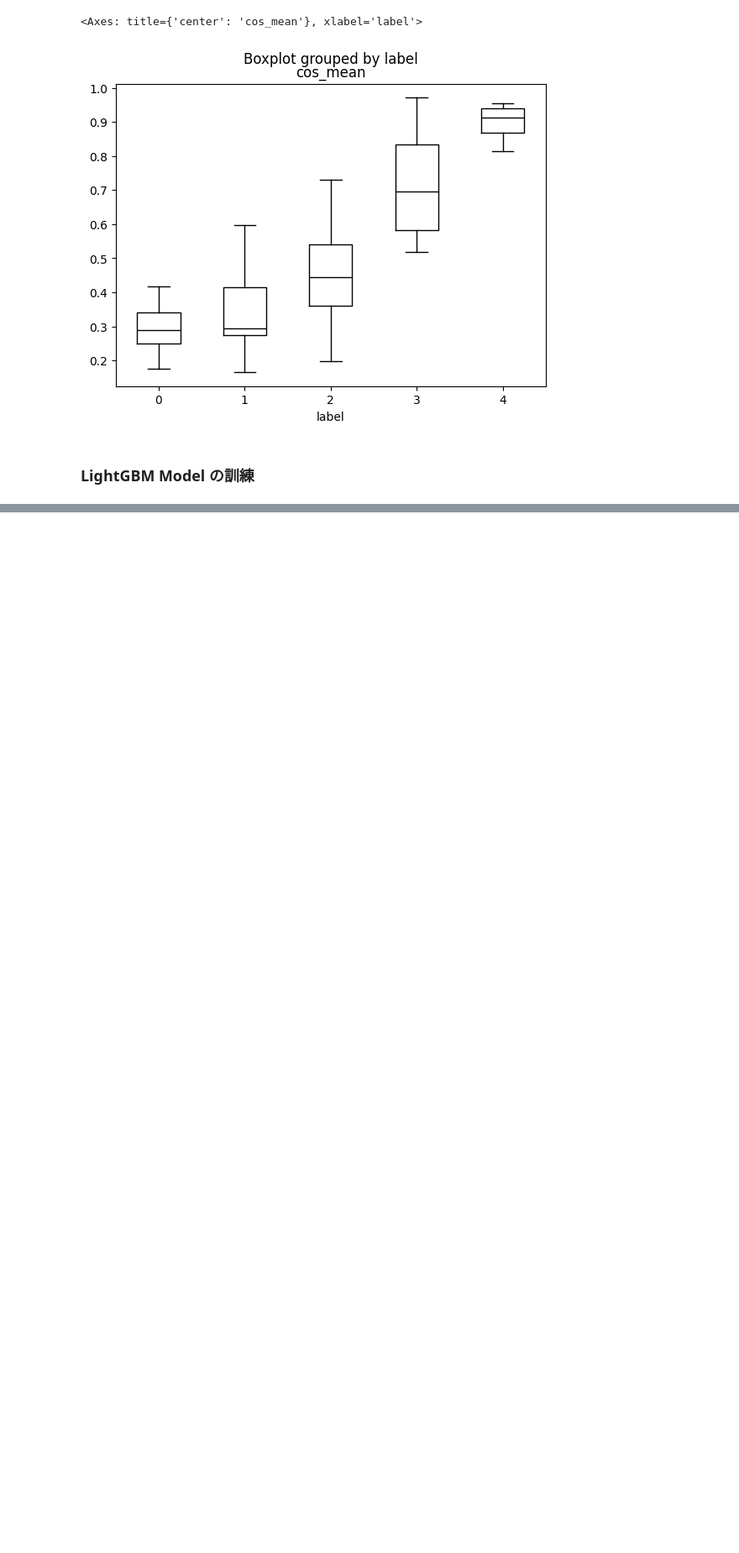
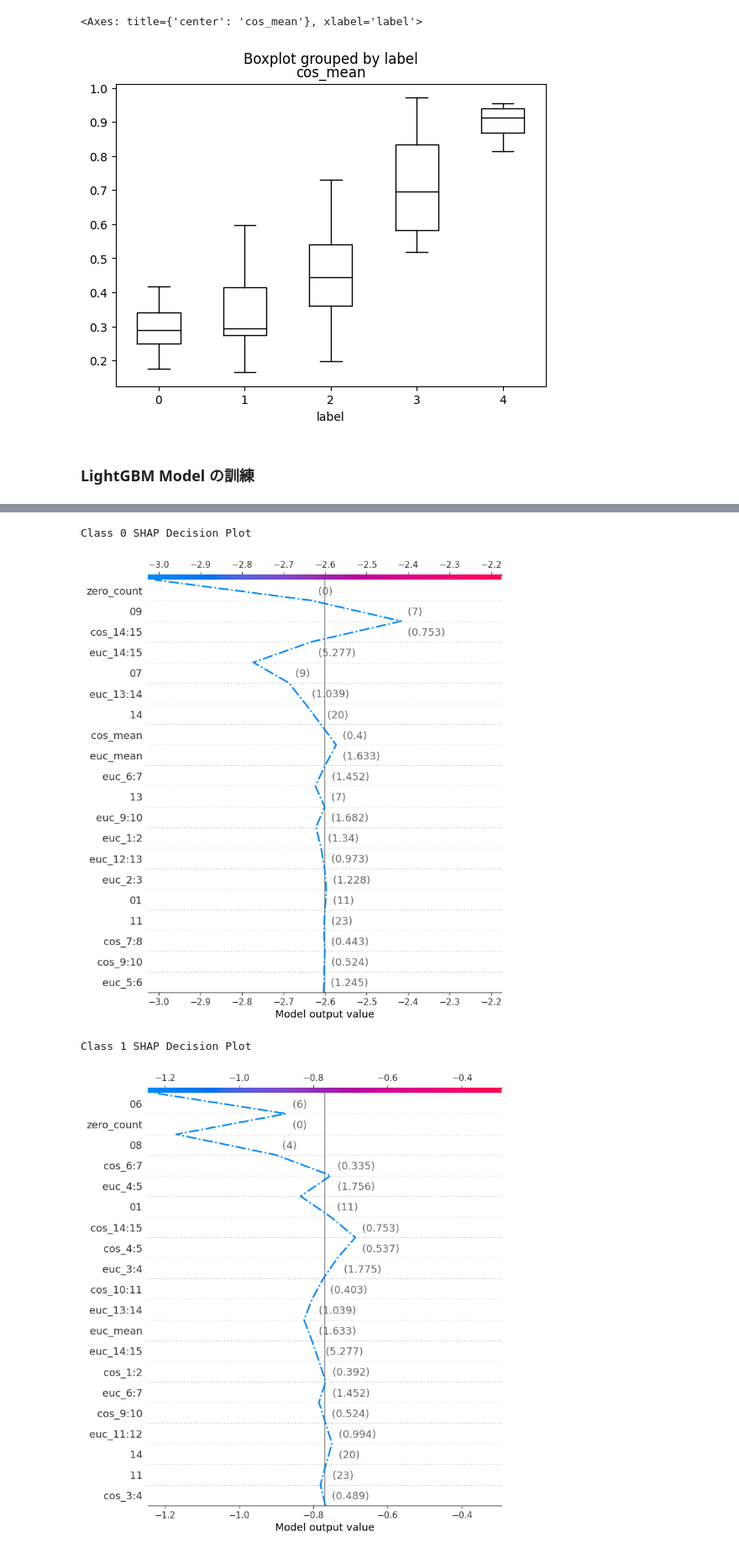
Before and after one commit to masa1357/Tree-Model, a Jupyter notebook: src/Tree.ipynb, the cells around one changed output, grey strips where cells are left out. Shown at 84% size. Saved outputs shown, nothing was run; the diff lists cells and outputs as text; code cells hidden in the pictures; blank space fills up the shorter version.

```diff
--- a/src/Tree.ipynb
+++ b/src/Tree.ipynb
@@ -575,0 +732,3 @@ predict
+# %%
+n = 0
+print(model.predict(X_test_shap)[n])
@@ -575,0 +737,25 @@ predict
+# %%
+for class_idx in range(5):
+    print(f"Class {class_idx} SHAP Decision Plot")
+
+    # n番目のサンプルに対するSHAP値のフォースプロットを作成
+    shap_values_for_decision_plot = shap.Explanation(
+        values=shap_values[n, :, class_idx],
+        base_values=explainer.expected_value[class_idx],
+        data=X_test_shap.iloc[n, :],
+        feature_names=X_test_shap.columns
+    )
+
+    # Decision Plotを表示
+    shap.decision_plot(
+        base_value=shap_values_for_decision_plot.base_values,
+        shap_values=shap_values_for_decision_plot.values,
+        features=X_test_shap.iloc[n, :].values,
+        feature_names=X_test_shap.columns.tolist(),
+        highlight=0  # n番目のサンプルをハイライト
+    )
+# %% [output]
+Class 0 SHAP Decision Plot
+[figure, added]
+Class 1 SHAP Decision Plot
+[figure, added]
```
Also changed, not shown: parts of 32 cells of this notebook, 1 other file.
